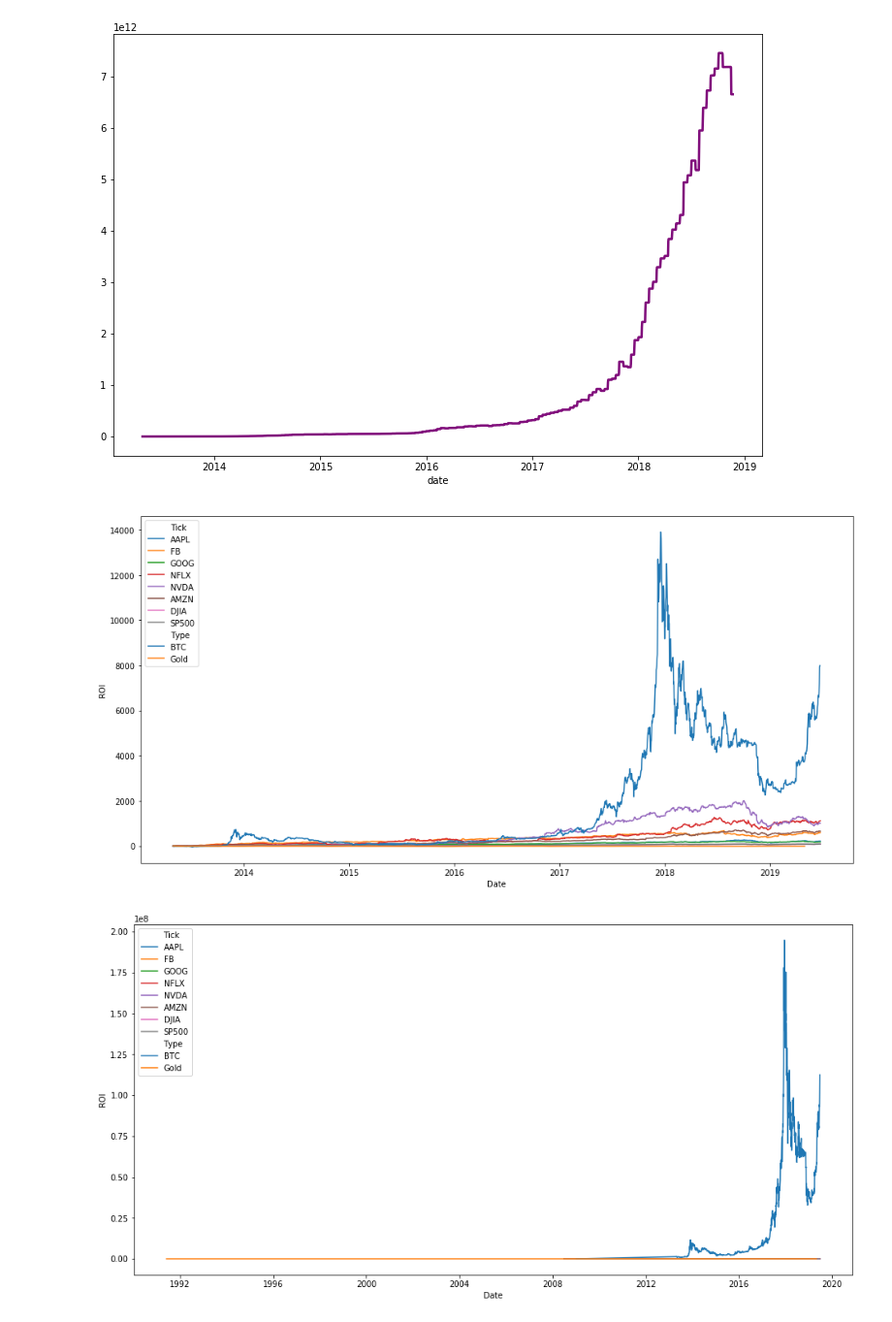
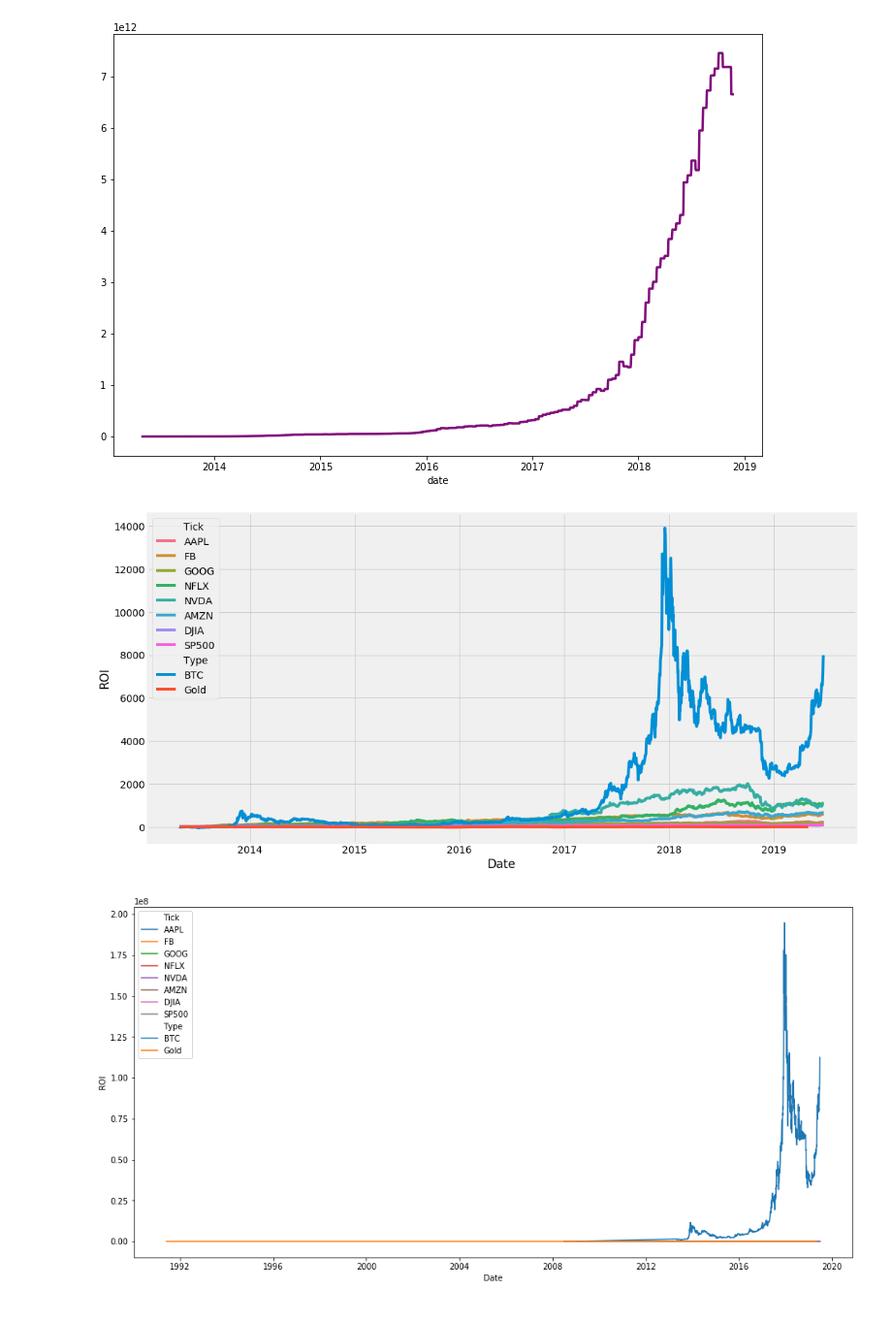
Before and after one commit to LambdaSchool-Sprints/DS-Unit-1-Sprint-5-Data-Storytelling-Blog-Post, a Jupyter notebook: BitcoinStorytellingProject.ipynb, the cells around one changed output. Shown at 97% size. Saved outputs shown, nothing was run; the diff lists cells and outputs as text; code cells hidden in the pictures.

```diff
--- a/BitcoinStorytellingProject.ipynb
+++ b/BitcoinStorytellingProject.ipynb
@@ -867,13 +873,29 @@ fig, ax = plt.subplots(figsize=(12,8), facecolor='w');
 sns.lineplot(x=bitcoindata['date'], y=bitcoindata['averageDifficulty'].tolist(), color='#810F7C', lw=2.5);
 # %% [output]
 [figure]
-# %%
-fig, ax = plt.subplots(figsize=(16,8), facecolor='w');
-
-sns.lineplot(x = 'Date', y='ROI', data=df2, hue='Tick');
-sns.lineplot(x = 'Date', y='ROI', data=df1, hue='Type');
-# %% [output]
-[figure, removed]
+# %%
+plt.style.use('fivethirtyeight');
+
+fig, ax = plt.subplots(figsize=(16,8), facecolor='w');
+
+ax1 = sns.lineplot(x = 'Date', y='ROI', data=df2, hue='Tick');
+ax2 = sns.lineplot(x = 'Date', y='ROI', data=df1, hue='Type');
+
+# changing x and y limits
+#plt.ylim(-5,20000)
+#ax.set_yticks([0, 5000, 10000, 15000, 20000])
+#ax.set_yticklabels(labels=['0', '25', '50', '75', '100%']);
+
+#ax.set_xticks([2013-5-1,2014,2015,2015,2016,2017,2018,2019,2020])
+#ax.set_xticklabels(labels=["'13", "'14", "'15", "'16", "'17", "'18", "'19", "'20"]);
+
+# Title text
+#ax.text(x=.0000001, y=.00001, s="W", fontsize=4, fontweight='semibold', color='#000000');
+
+# Subtitle text
+#ax.text(x=2013, y=0, s='Occupation of guests, by year', fontsize=14, color='#000000');
+# %% [output]
+[figure, added]
 # %%
 fig, ax = plt.subplots(figsize=(16,8), facecolor='w');
 
```
Also changed, not shown: parts of 9 cells of this notebook.
